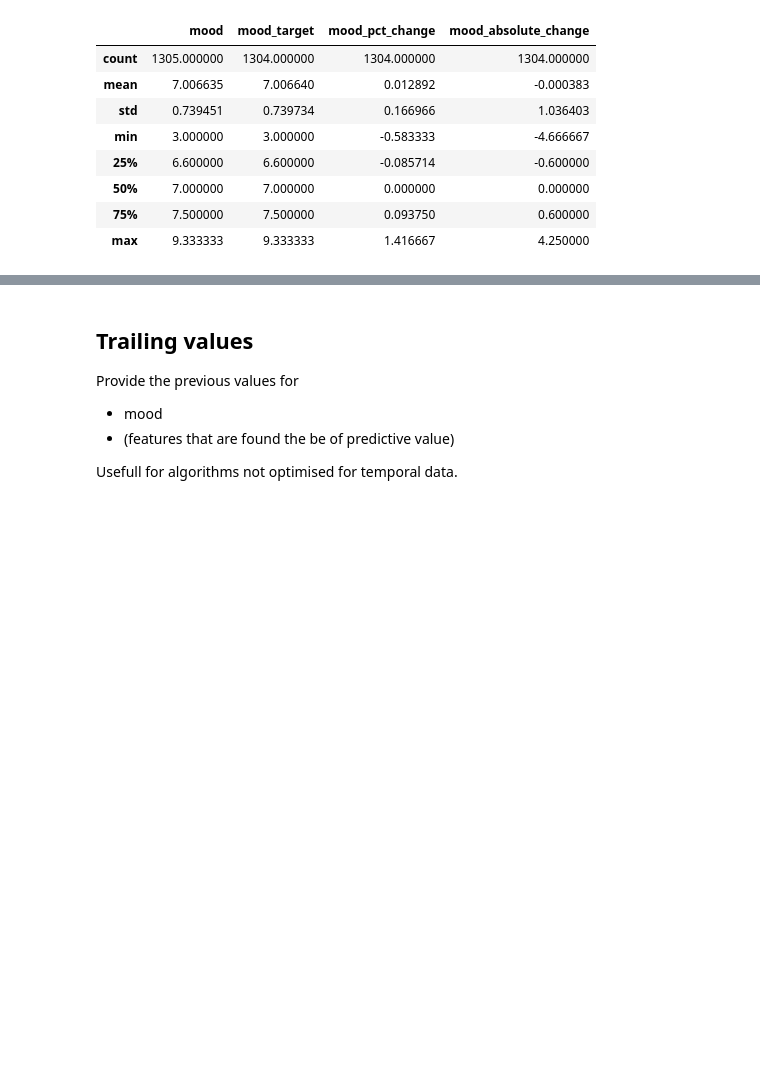
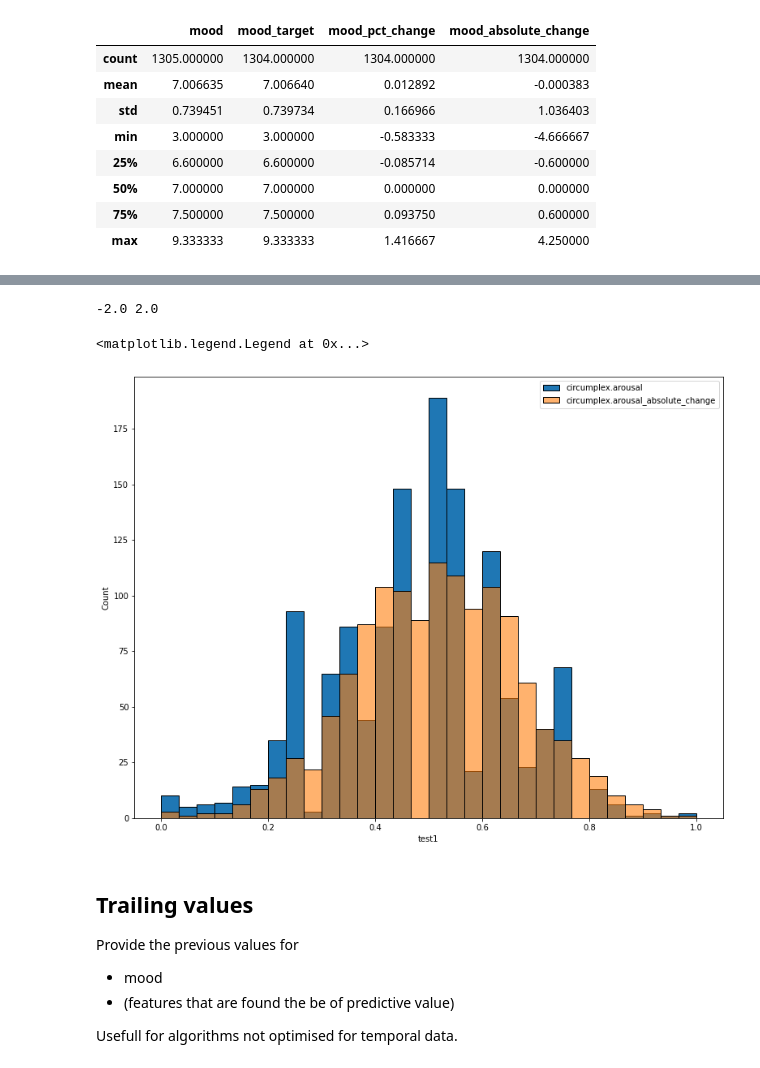
Before and after one commit to QST23/course_dmt, a Jupyter notebook: ass1/feature_engineering.ipynb, the cells around one changed output, grey strips where cells are left out. Saved outputs shown, nothing was run; the diff lists cells and outputs as text; code cells hidden in the pictures; blank space fills up the shorter version.

```diff
--- a/ass1/feature_engineering.ipynb
+++ b/ass1/feature_engineering.ipynb
@@ -291,3 +316,24 @@ df[['mood', 'mood_target', 'mood_pct_change', 'mood_absolute_change']].describe(
+# %%
+col_to_test = 'circumplex.arousal'
+other_col = f'{col_to_test}_absolute_change'
+
+min = df[col_to_test].min()
+max = df[col_to_test].max()
+print(min, max)
+df['test1'] = (df[col_to_test] - min )/ (max - min)
+
+min = df[other_col].min()
+max = df[other_col].max()
+df[f'test2'] = (df[other_col] - min )/ (max - min)
+# #histograms of normalised and original in 1 plot using plotly little transparent
+plt.figure(figsize=(13,10))
+sns.histplot(data=df, x='test1', bins=30, label=col_to_test, alpha=1)
+sns.histplot(data=df, x='test2', bins=30, label=other_col, alpha=0.6)
+plt.legend()
+# %% [output]
+-2.0 2.0
+<matplotlib.legend.Legend at 0x...>
+[figure, added]
 # %% [markdown]
 ## Trailing values
 Provide the previous values for
```
Also changed, not shown: parts of 14 cells of this notebook, 12 other files.
